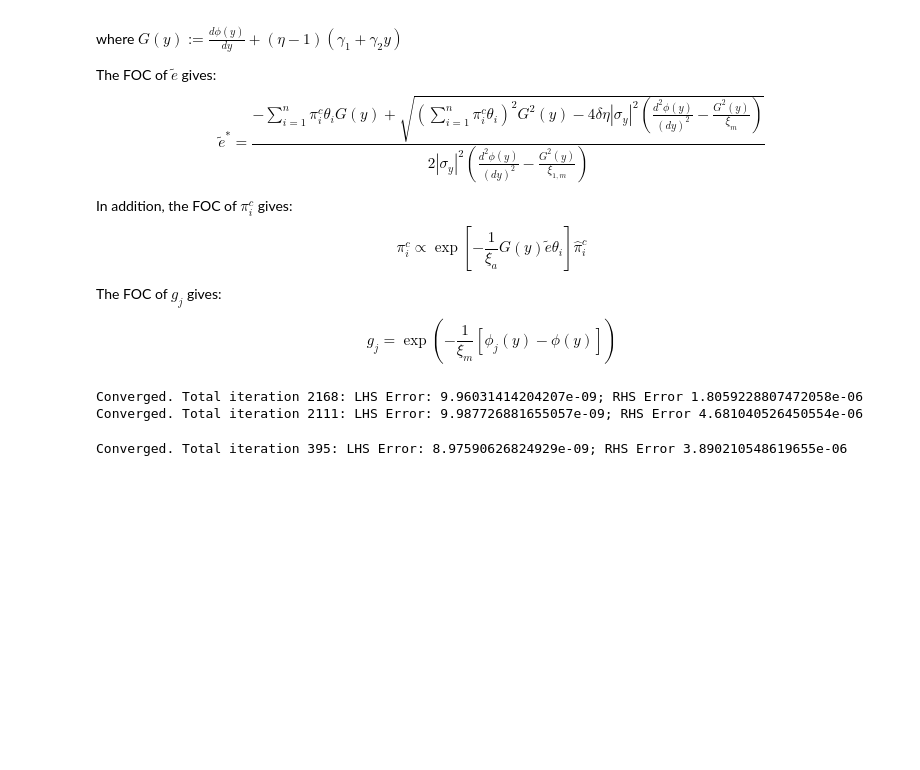
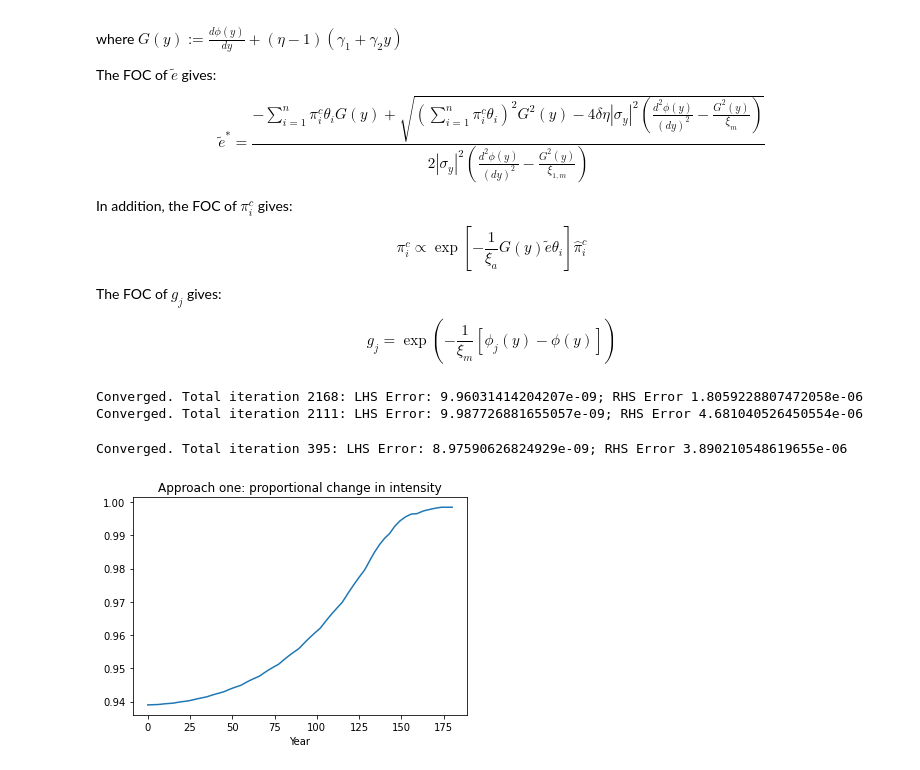
Before and after one commit to lphansen/ClimateUncertaintySpillover, a Jupyter notebook: notebook/ode_jump_approach_one.ipynb, the cells around one changed output. Drawn from its saved outputs; the diff is of its cells as text; code cells hidden in the pictures; blank space fills up the shorter version.

```diff
--- a/notebook/ode_jump_approach_one.ipynb
+++ b/notebook/ode_jump_approach_one.ipynb
@@ -127,2 +127,9 @@ check = np.load('check.npy')
+# %%
+plt.plot(np.average(gt, axis=0, weights=πd_o))
+plt.title('Approach one: proportional change in intensity')
+plt.xlabel('Year')
+plt.savefig('plot.pdf')
+# %% [output]
+[figure, added]
 # %%
 plt.plot(πt[0], label='approach one')
```
Also changed, not shown: parts of 8 cells of this notebook, 20 other files.
